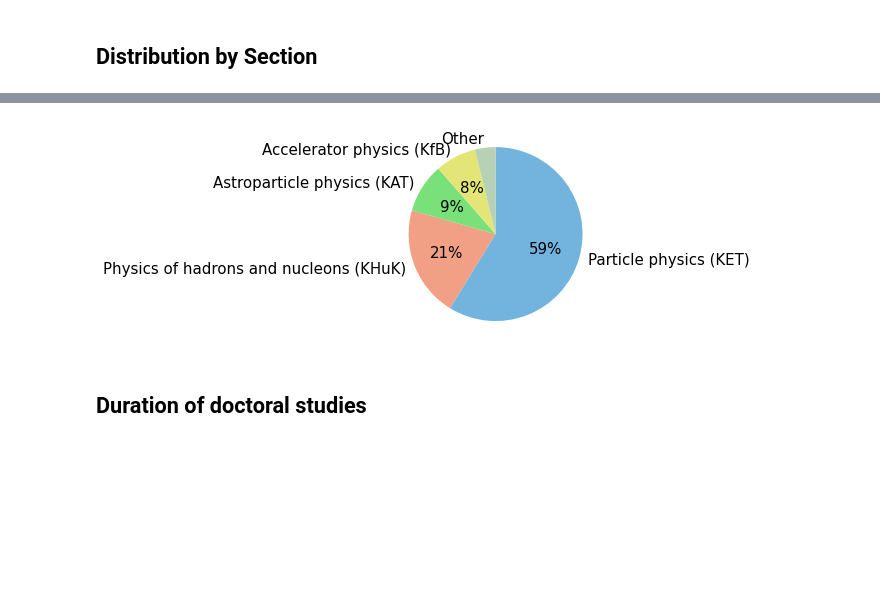
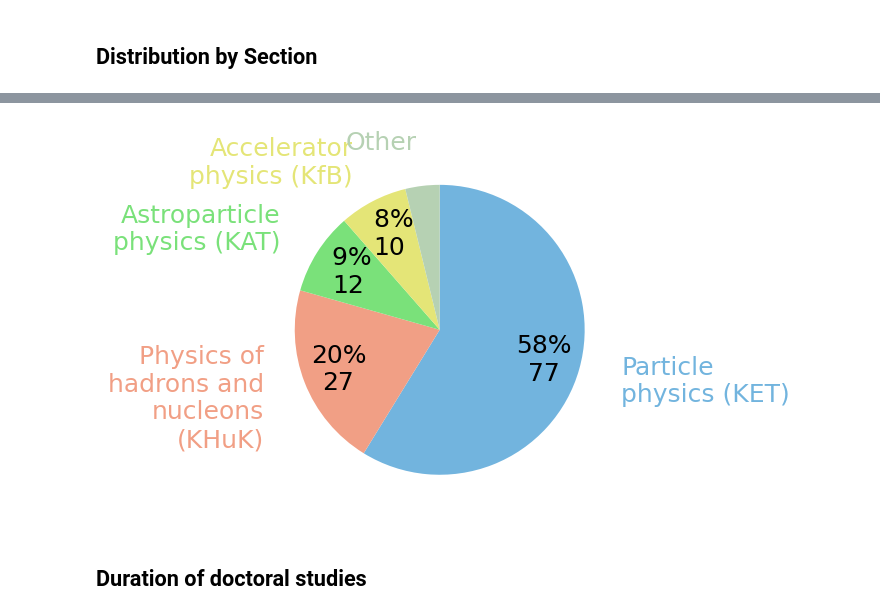
Before and after one commit to mohller/yhep_survey, a Jupyter notebook: yHEP_survey_digest-other_palette.ipynb, the cells around one changed output, grey strips where cells are left out. Saved outputs shown, nothing was run; the diff lists cells and outputs as text; code cells hidden in the pictures; blank space fills up the shorter version.

Commit message:
Updating distribution-by-section and duration-of-studies figures

```diff
--- a/yHEP_survey_digest-other_palette.ipynb
+++ b/yHEP_survey_digest-other_palette.ipynb
@@ -82,28 +103,38 @@ The scripts below reproduce the figures in the RECFA visit [slides](https://docs
 # %%
 polled_by_section = table['Which yHEP section do you see yourself in?']
 
 labels = polled_by_section.unique()
 values = []
 
 for val in labels:
     values.append(sum(polled_by_section == val))
 
 values, labels = np.array(values), np.array(labels)
 sorting_sequence = np.argsort(values)[::-1]
 
 values = values[sorting_sequence]
 labels = labels[sorting_sequence]
 
 def my_autopct(pct):
     return f'{pct:.0f}%' if pct > 5 else ''
 
-plt.pie(values, labels=labels, counterclock=False, autopct=my_autopct,
-        startangle=90, textprops={'fontsize':15, 'wrap':True},
+f, axes = plt.subplots(dpi=120)
+
+patches, texts, pcts = plt.pie(values, labels=labels, counterclock=False, autopct=my_autopct,
+        startangle=90, textprops={'fontsize':15, 'wrap':True}, labeldistance=1.3, pctdistance=.75,
         colors=colorset);
 
+for patch, text, percentage, val in zip(patches, texts, pcts, values):
+    text.set_color(patch.get_facecolor())
+    text.set_text('\n'.join(wrap(text.get_text(), 13)))
+
+    if val/1.33 > 5:
+        percentage.set_text(f'{val/1.33:2.0f}%\n{val}')
+
+
 plt.savefig('distribution_by_section.png', dpi=100, bbox_inches='tight')
 # %% [output]
-[figure, old version]
+[figure, new version]
 # %% [markdown]
 ## Duration of doctoral studies
 # %%
```
Also changed, not shown: parts of 4 cells of this notebook, 3 other files.
